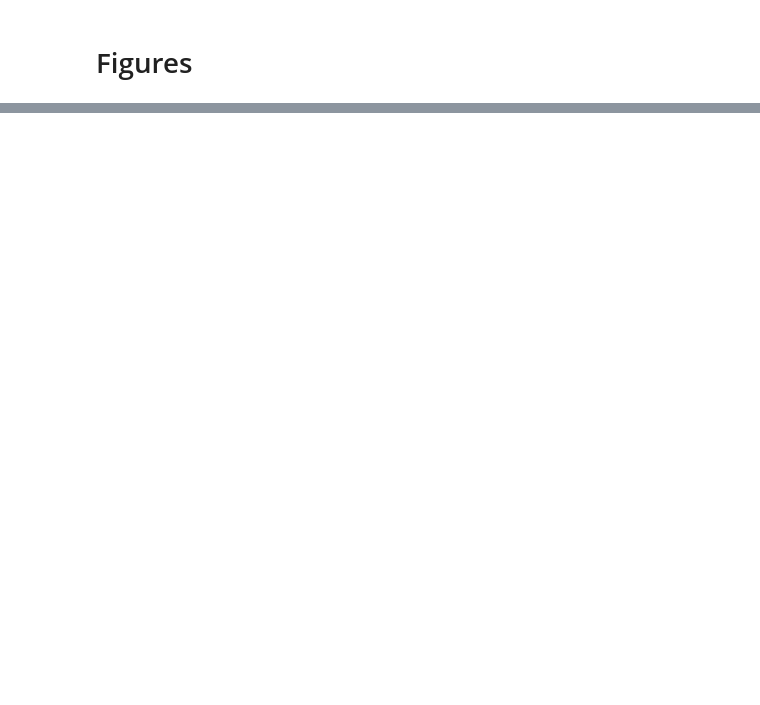
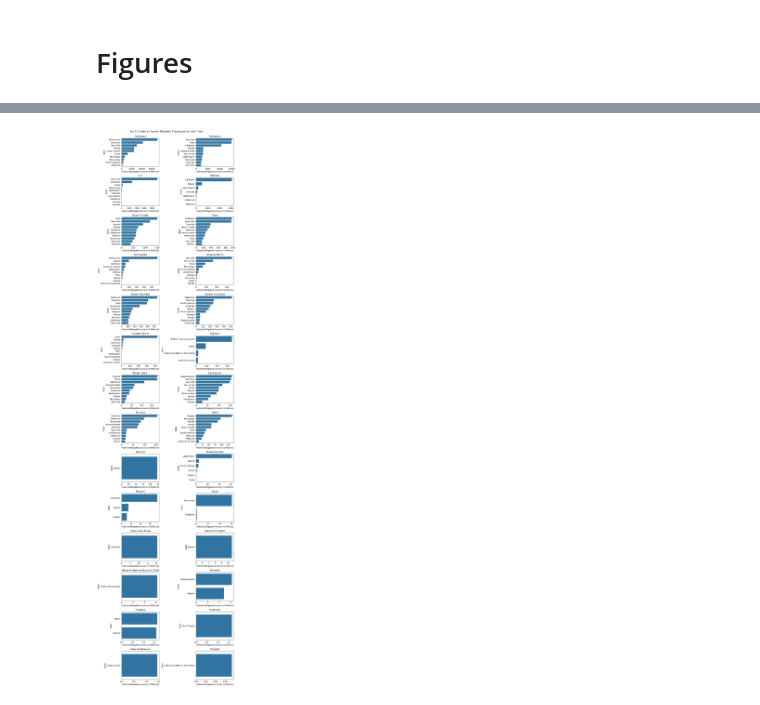
Before and after one commit to mebauer/fema-disaster-information, a Jupyter notebook: figures.ipynb, the cells around one changed output, grey strips where cells are left out. Cells and saved outputs as stored; diff of their text form; code cells hidden in the pictures; blank space fills up the shorter version.

```diff
--- a/figures.ipynb
+++ b/figures.ipynb
@@ -434,0 +410,17 @@ fig.savefig('figures/incident-state.png', dpi=200, bbox_inches='tight')
+# %%
+sql = """
+    SELECT
+        incidentType,
+        state,
+        SUM(federalObligatedAmount) / 1_000_000 AS federalObligatedAmountM
+    FROM
+        public_assistance
+    GROUP BY 1, 2
+    ORDER BY
+        federalObligatedAmountM DESC
+"""
+
+incident_state_df = con.sql(sql).df()
+
+print(incident_state_df.shape)
+incident_state_df.head()
@@ -434,0 +435,30 @@ fig.savefig('figures/incident-state.png', dpi=200, bbox_inches='tight')
+# %%
+incidents = incident_state_df['incidentType'].unique()
+fig, axs = plt.subplots(14, 2, figsize=(10, 40))
+
+for incident, ax in zip(incidents, axs.flat):
+
+    bar = (
+        incident_state_df
+        .loc[incident_state_df['incidentType'] == incident]
+        .sort_values(by='federalObligatedAmountM', ascending=False)
+        .head(10)
+    )
+
+    sns.barplot(
+        data=bar,
+        y='state',
+        x='federalObligatedAmountM',
+        color="C0",
+        ax=ax
+    )
+
+    ax.set_title(incident)
+    ax.set_xlabel('Federal Obligated Amount ($ Millions)')
+    ax.set_ylabel('State')
+
+plt.suptitle('Top 10 States by Federal Obligated Funding per Incident Type\n\n\n\n')
+fig.tight_layout()
+fig.savefig('figures/incident-state.png', dpi=200, bbox_inches='tight')
+# %% [output]
+[figure, added]
```
Also changed, not shown: parts of 20 cells of this notebook, 5 other files.
